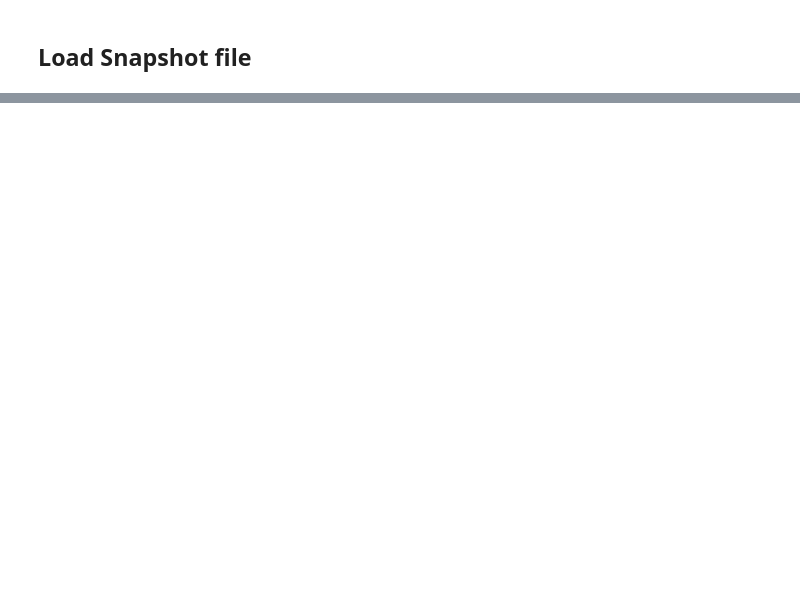
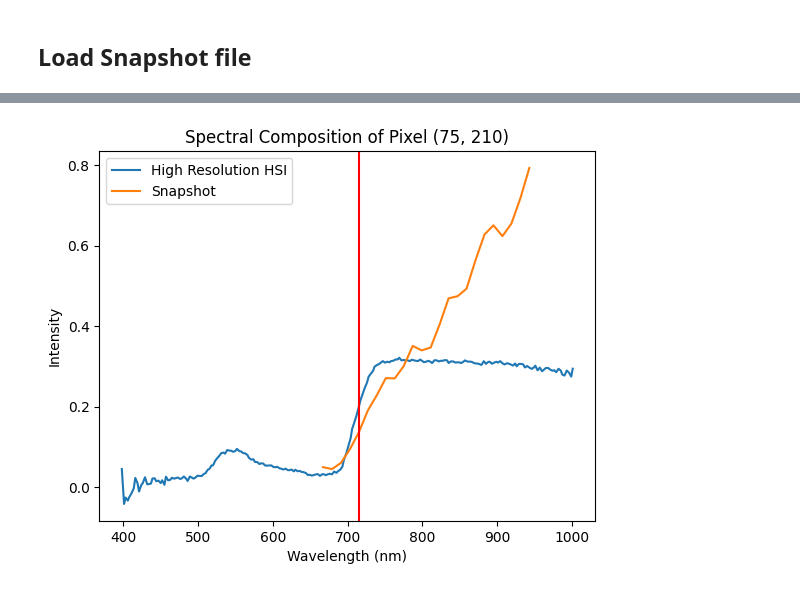
Before and after one commit to amar-music/hyperspectral-snapshot-upscaling, a Jupyter notebook: explore.ipynb, the cells around one changed output, grey strips where cells are left out. Cells and saved outputs as stored; diff of their text form; code cells hidden in the pictures; blank space fills up the shorter version.

```diff
--- a/explore.ipynb
+++ b/explore.ipynb
@@ -148,0 +175,13 @@ raw_data = raw_data.reshape((height, width, bands))
+# %%
+# Compare the spectral composition of the selected pixel in both images
+plt.figure()
+plt.plot(hr_wavelengths, hr_img_cropped[int(selected_pixel_scaled[0]), int(selected_pixel_scaled[1]), :])
+plt.plot(ss_wavelengths, ss_img_np[selected_pixel[0], selected_pixel[1], :])
+plt.xlabel('Wavelength (nm)')
+plt.ylabel('Intensity')
+plt.title('Spectral Composition of Pixel ' + str(selected_pixel))
+plt.legend(['High Resolution HSI', 'Snapshot'])
+plt.axvline(selected_spectrum, color='r', linestyle='-')
+plt.show()
+# %% [output]
+[figure, added]
```
Also changed, not shown: parts of 13 cells of this notebook.
